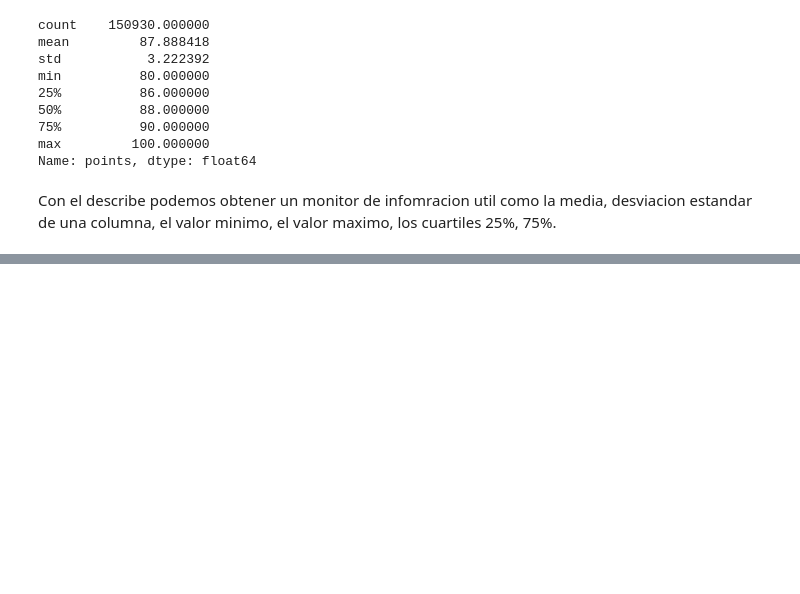
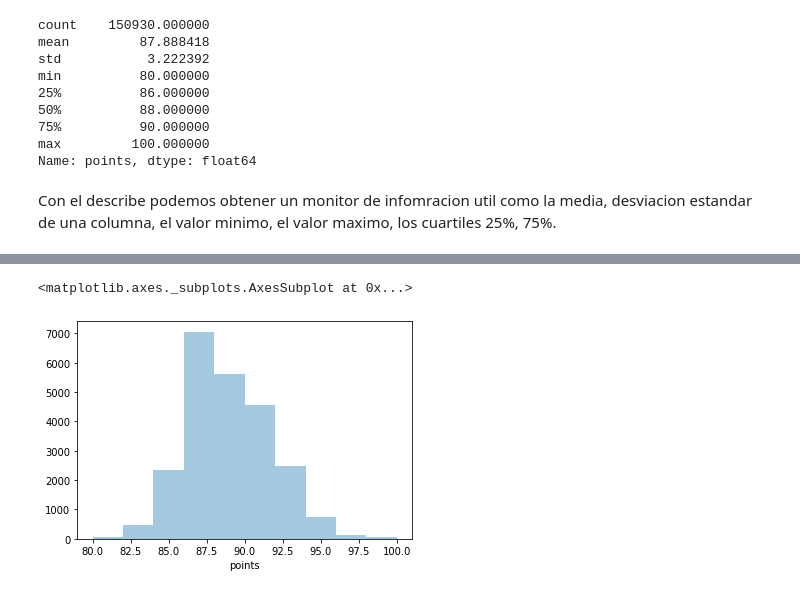
Before and after one commit to carlmuva/MINERIA-DE-DATOS, a Jupyter notebook: Practica2/Practica2.ipynb, the cells around one changed output, grey strips where cells are left out. Drawn from its saved outputs; the diff is of its cells as text; code cells hidden in the pictures; blank space fills up the shorter version.

```diff
--- a/Practica2/Practica2.ipynb
+++ b/Practica2/Practica2.ipynb
@@ -139,0 +173,4 @@ Representan las freceuncuas y las probabilidades que tienen los datos que estan
+# %%
+clase_Italy = bdvinos[bdvinos['country']=='Italy']
+
+clase_Italy.to_csv('Italy.csv', index=False)
@@ -139,0 +184,5 @@ Representan las freceuncuas y las probabilidades que tienen los datos que estan
+# %%
+sns.distplot(clase_Italy['points'], bins=10, kde=False)
+# %% [output]
+<matplotlib.axes._subplots.AxesSubplot at 0x...>
+[figure, added]
```
Also changed, not shown: parts of 52 cells of this notebook.
